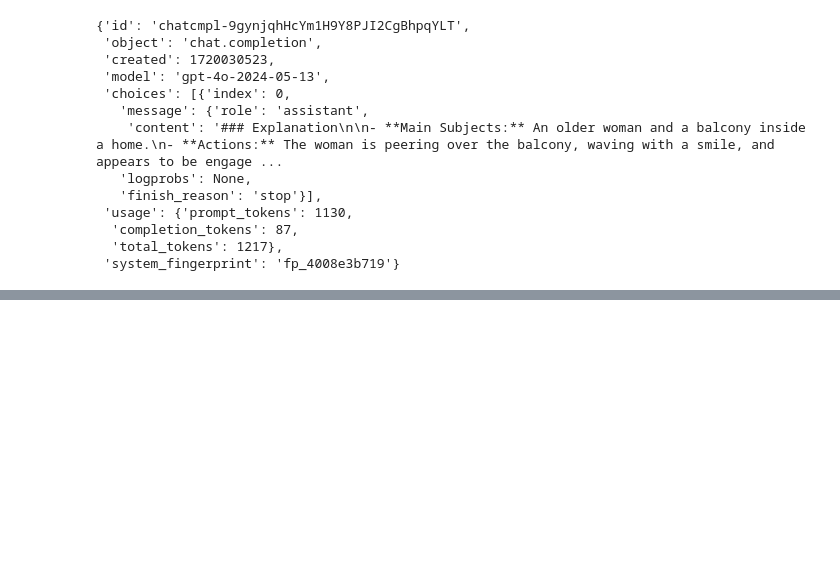
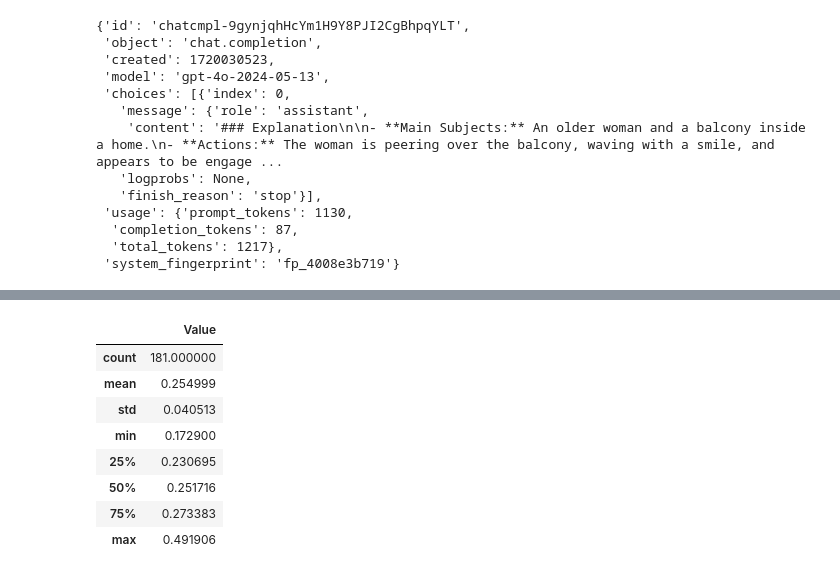
Before and after one commit to sanstzu/tiktok-techjam-be, a Jupyter notebook: ML/model.ipynb, the cells around one changed output, grey strips where cells are left out. Cells and saved outputs as stored; diff of their text form; code cells hidden in the pictures; blank space fills up the shorter version.

```diff
--- a/ML/model.ipynb
+++ b/ML/model.ipynb
@@ -325,0 +381,12 @@ for i in ranked_frame_list[:10]:
+# %%
+df.describe()
+# %% [output]
+|  | Value |
+| count | 181.000000 |
+| mean | 0.254999 |
+| std | 0.040513 |
+| min | 0.172900 |
+| 25% | 0.230695 |
+| 50% | 0.251716 |
+| 75% | 0.273383 |
+| max | 0.491906 |
```
Also changed, not shown: parts of 11 cells of this notebook, 3 other files.
